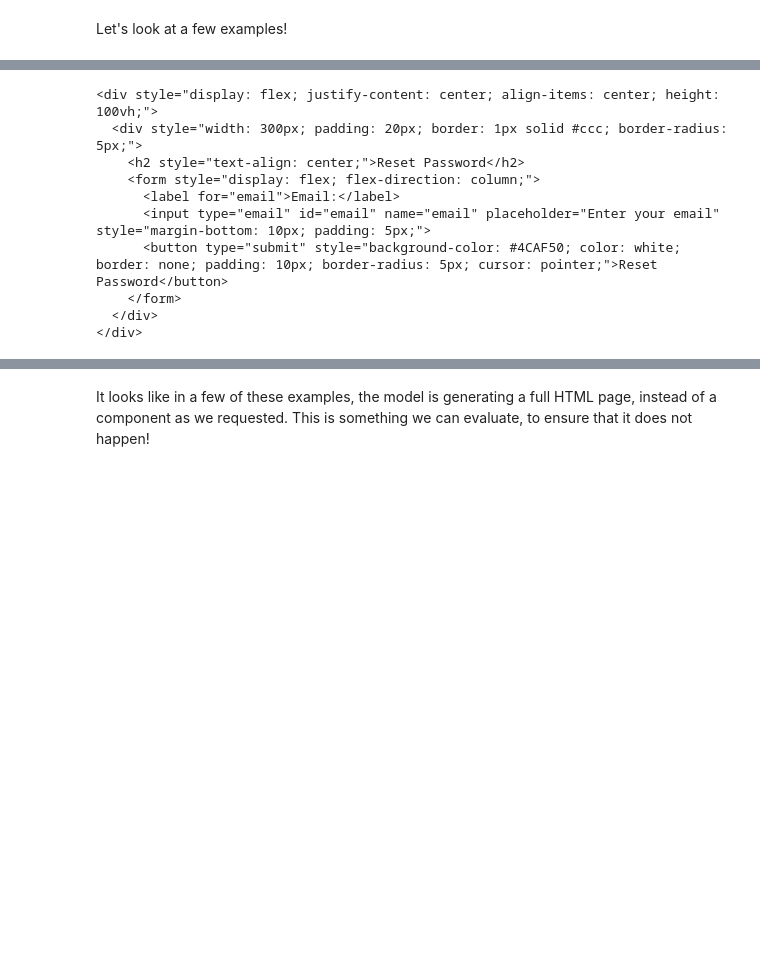
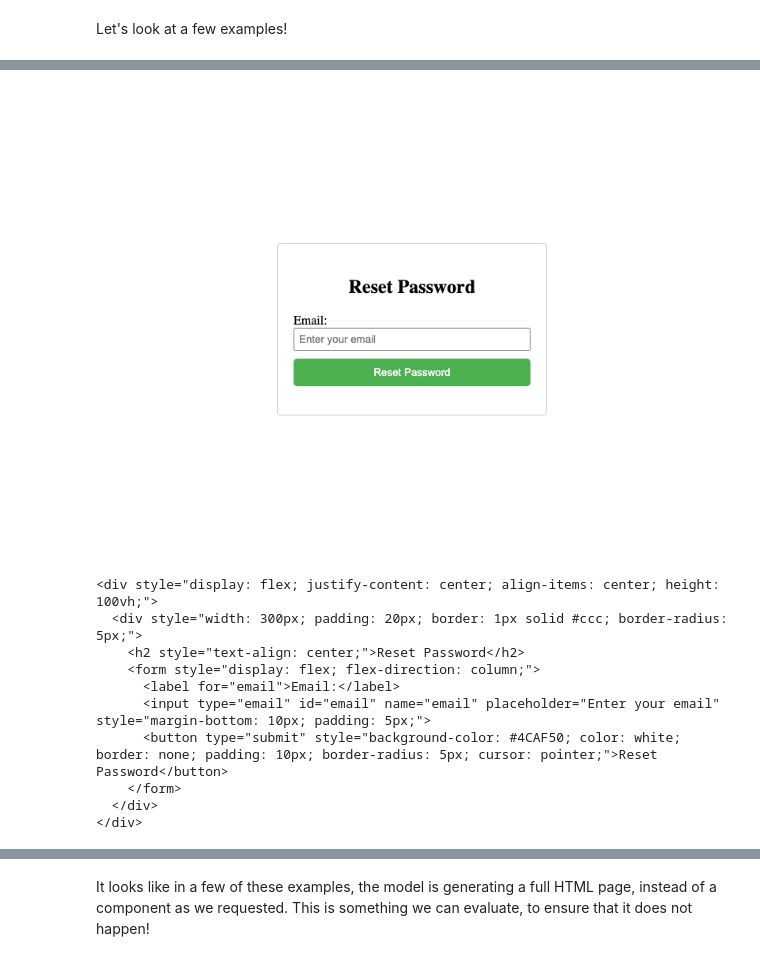
Before and after one commit to braintrustdata/braintrust-cookbook, a Jupyter notebook: examples/HTMLGenerator/HTMLGenerator.ipynb, the cells around one changed output, grey strips where cells are left out. Saved outputs shown, nothing was run; the diff lists cells and outputs as text; code cells hidden in the pictures; blank space fills up the shorter version.

Commit message:
Use puppeteer to render HTML instead of displaying inline

```diff
--- a/examples/HTMLGenerator/HTMLGenerator.ipynb
+++ b/examples/HTMLGenerator/HTMLGenerator.ipynb
@@ -100,13 +100,27 @@ async function generateComponent(input: string) {
 # %% [markdown]
 Let's look at a few examples!
 # %%
+import puppeteer from "puppeteer";
 import * as tslab from "tslab";
 
+async function takeFullPageScreenshotAsUInt8Array(htmlContent) {
+    const browser = await puppeteer.launch({headless: "new"});
+    const page = await browser.newPage();
+    await page.setContent(htmlContent);
+
+    const screenshotBuffer = await page.screenshot();
+    const uint8Array = new Uint8Array(screenshotBuffer);
+
+    await browser.close();
+    return uint8Array;
+}
+
 async function displayComponent(input: string) {
-    const result = await generateComponent(input);
-    tslab.display.html(result);
+    const html = await generateComponent(input);
+    const img = await takeFullPageScreenshotAsUInt8Array(html);
+    tslab.display.png(img);
     console.log("\n");
-    console.log(result);
+    console.log(html);
 }
 
 await displayComponent("Do a reset password form inside a card.");
@@ -115,3 +128,4 @@ await displayComponent("Do a reset password form inside a card.");
+[figure, added]
 <div style="display: flex; justify-content: center; align-items: center; height: 100vh;">
   <div style="width: 300px; padding: 20px; border: 1px solid #ccc; border-radius: 5px;">
     <h2 style="text-align: center;">Reset Password</h2>
```
Also changed, not shown: parts of 5 cells of this notebook, 2 other files.
